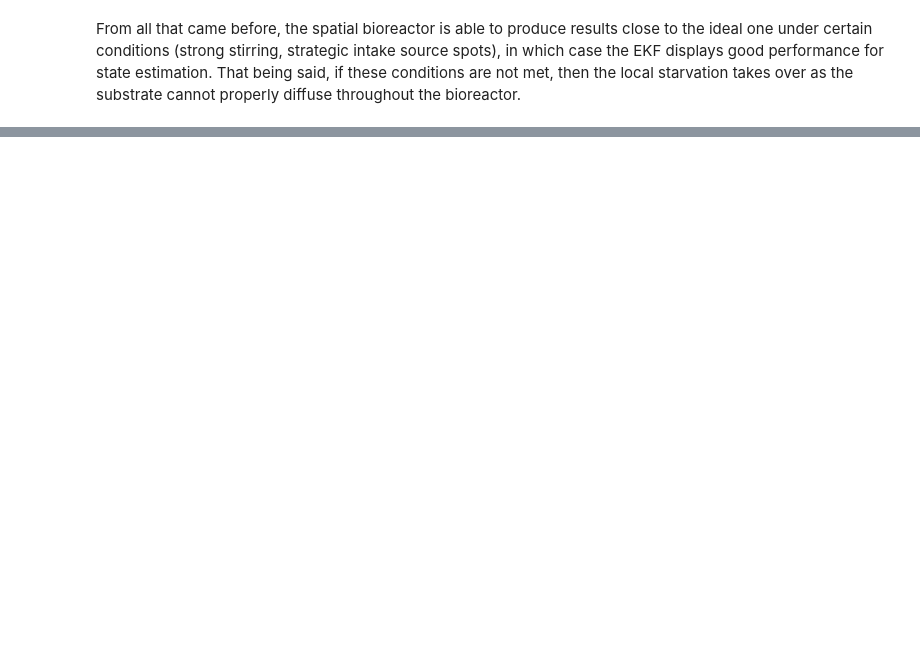
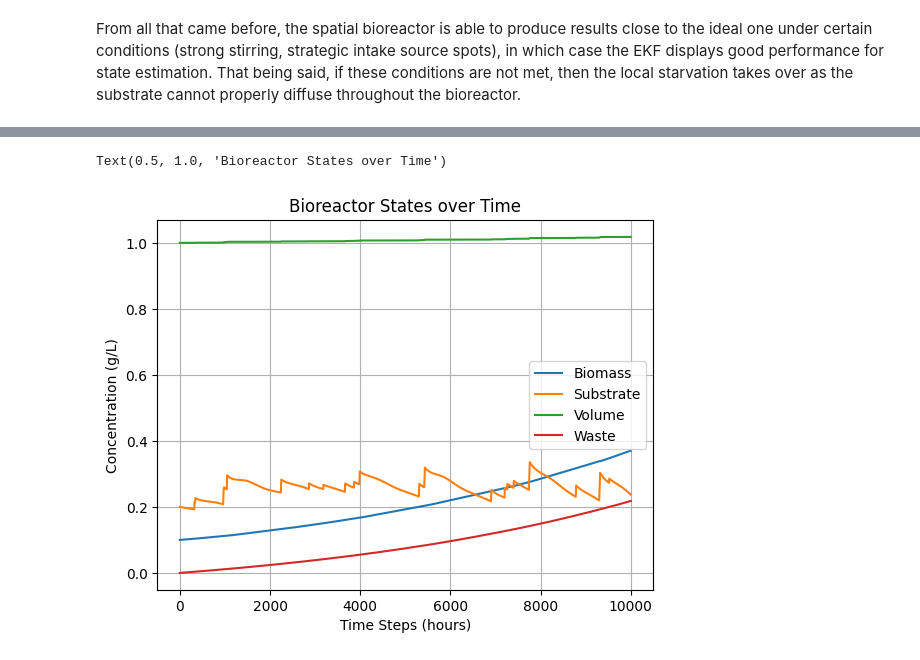
Before and after one commit to RayeneZanina/bioreactor-control, a Jupyter notebook: main.ipynb, the cells around one changed output, grey strips where cells are left out. Drawn from its saved outputs; the diff is of its cells as text; code cells hidden in the pictures; blank space fills up the shorter version.

```diff
--- a/main.ipynb
+++ b/main.ipynb
@@ -330,0 +378,10 @@ From all that came before, the spatial bioreactor is able to produce results clo
+# %%
+plt.plot(states, label=['Biomass', 'Substrate', 'Volume', 'Waste'])
+plt.xlabel('Time Steps (hours)')
+plt.ylabel('Concentration (g/L)')
+plt.grid()
+plt.legend()
+plt.title('Bioreactor States over Time')
+# %% [output]
+Text(0.5, 1.0, 'Bioreactor States over Time')
+[figure, added]
```
Also changed, not shown: parts of 10 cells of this notebook, 2 other files.
